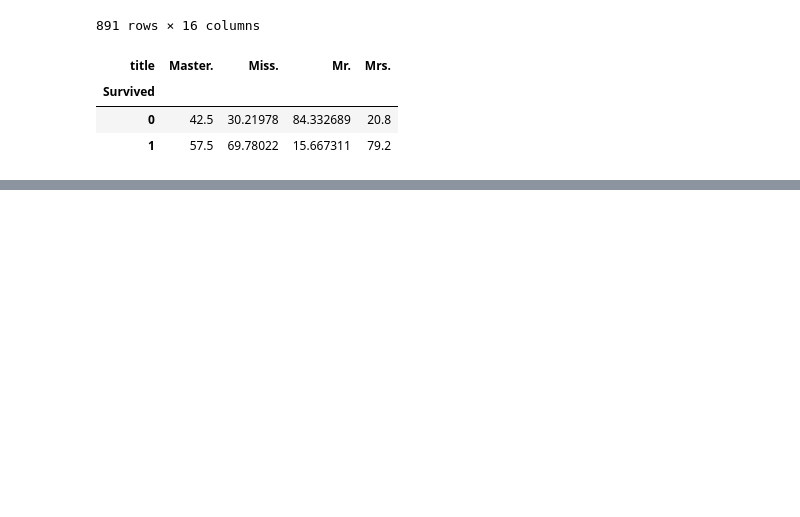
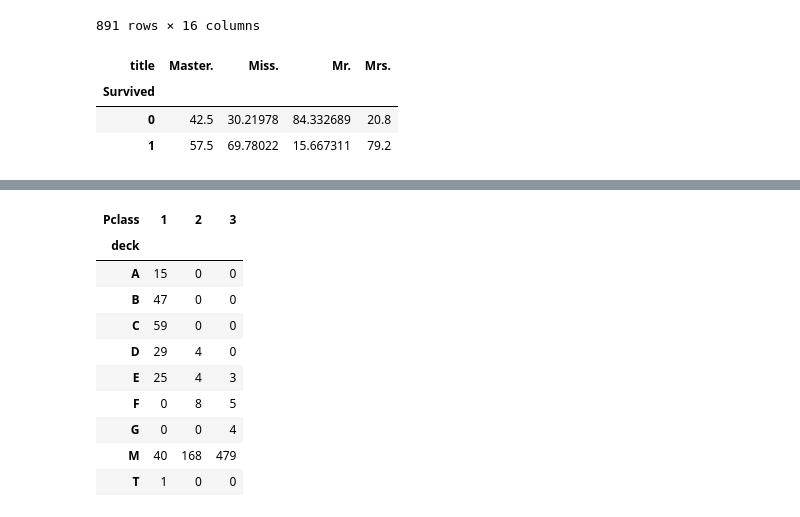
Before and after one commit to GitTanish/DataAnalysis, a Jupyter notebook: eda1.ipynb, the cells around one changed output, grey strips where cells are left out. Cells and saved outputs as stored; diff of their text form; code cells hidden in the pictures; blank space fills up the shorter version.

```diff
--- a/eda1.ipynb
+++ b/eda1.ipynb
@@ -462,0 +511,14 @@ df['title'] = df['title'].str.replace('Jonkheer.','other')
+# %%
+pd.crosstab(df['deck'],df['Pclass'])
+# %% [output]
+| Pclass | 1 | 2 | 3 |
+| deck |  |  |  |
+| A | 15 | 0 | 0 |
+| B | 47 | 0 | 0 |
+| C | 59 | 0 | 0 |
+| D | 29 | 4 | 0 |
+| E | 25 | 4 | 3 |
+| F | 0 | 8 | 5 |
+| G | 0 | 0 | 4 |
+| M | 40 | 168 | 479 |
+| T | 1 | 0 | 0 |
```
Also changed, not shown: parts of 7 cells of this notebook.
